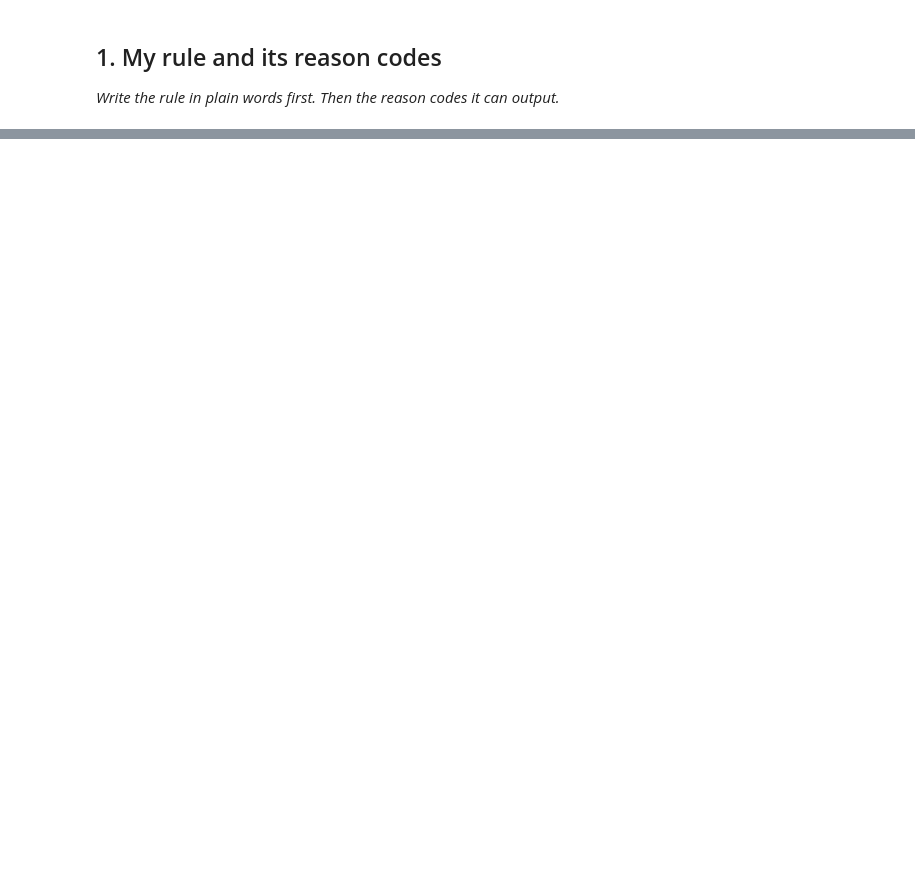
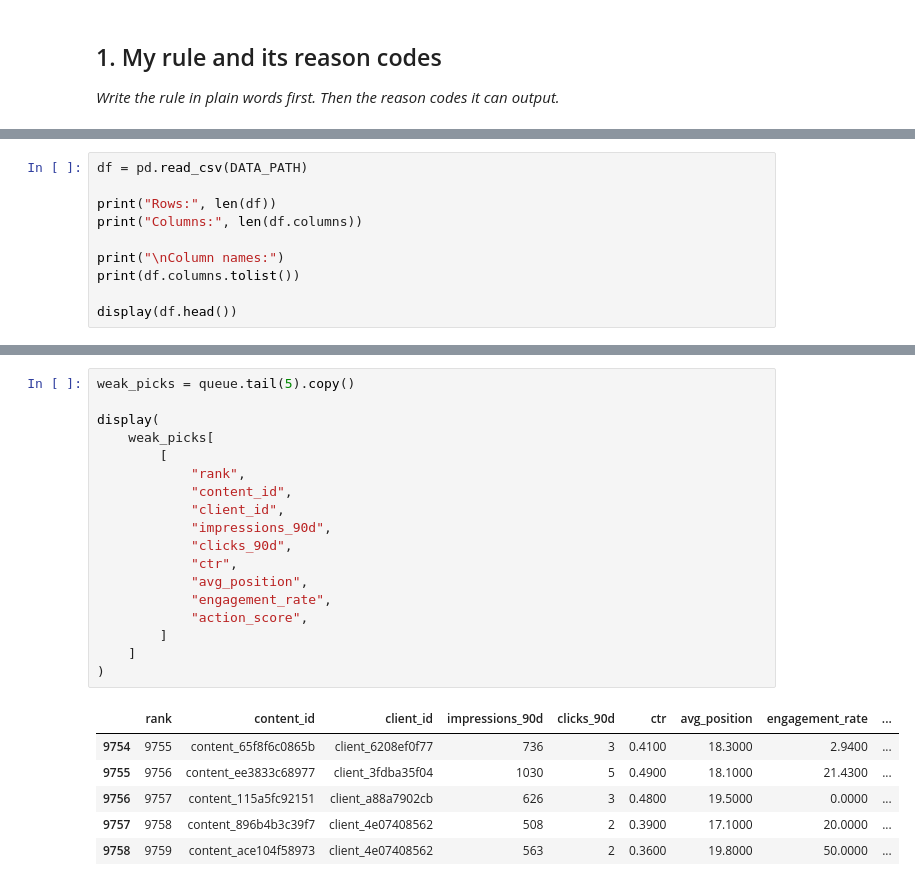
Before and after one commit to melikekaya01/flyrank-ml, a Jupyter notebook: work/notebooks/w04_baseline_score.ipynb, the cells around one changed output, grey strips where cells are left out. Cells and saved outputs as stored; diff of their text form; blank space fills up the shorter version.

```diff
--- a/work/notebooks/w04_baseline_score.ipynb
+++ b/work/notebooks/w04_baseline_score.ipynb
@@ -36,0 +86,10 @@ This skeleton is yours to fill. Work the sections **in order** — each one has
+# %%
+df = pd.read_csv(DATA_PATH)
+
+print("Rows:", len(df))
+print("Columns:", len(df.columns))
+
+print("\nColumn names:")
+print(df.columns.tolist())
+
+display(df.head())
@@ -36,0 +423,25 @@ This skeleton is yours to fill. Work the sections **in order** — each one has
+# %%
+weak_picks = queue.tail(5).copy()
+
+display(
+    weak_picks[
+        [
+            "rank",
+            "content_id",
+            "client_id",
+            "impressions_90d",
+            "clicks_90d",
+            "ctr",
+            "avg_position",
+            "engagement_rate",
+            "action_score",
+        ]
+    ]
+)
+# %% [output]
+|  | rank | content_id | client_id | impressions_90d | clicks_90d | ctr | avg_position | engagement_rate | ... |
+| 9754 | 9755 | content_65f8f6c0865b | client_6208ef0f77 | 736 | 3 | 0.4100 | 18.3000 | 2.9400 | ... |
+| 9755 | 9756 | content_ee3833c68977 | client_3fdba35f04 | 1030 | 5 | 0.4900 | 18.1000 | 21.4300 | ... |
+| 9756 | 9757 | content_115a5fc92151 | client_a88a7902cb | 626 | 3 | 0.4800 | 19.5000 | 0.0000 | ... |
+| 9757 | 9758 | content_896b4b3c39f7 | client_4e07408562 | 508 | 2 | 0.3900 | 17.1000 | 20.0000 | ... |
+| 9758 | 9759 | content_ace104f58973 | client_4e07408562 | 563 | 2 | 0.3600 | 19.8000 | 50.0000 | ... |
```
Also changed, not shown: parts of 29 cells of this notebook.
